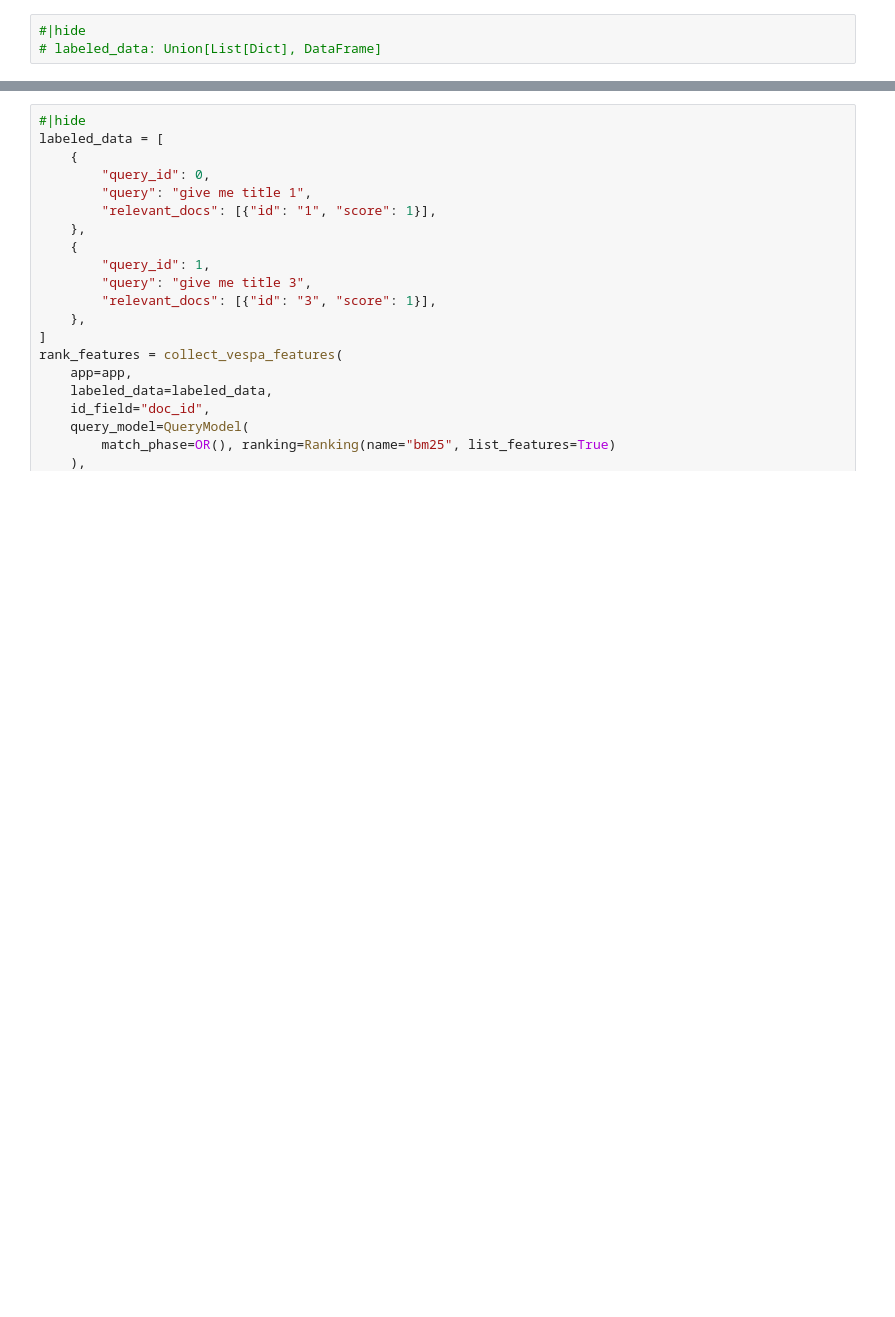
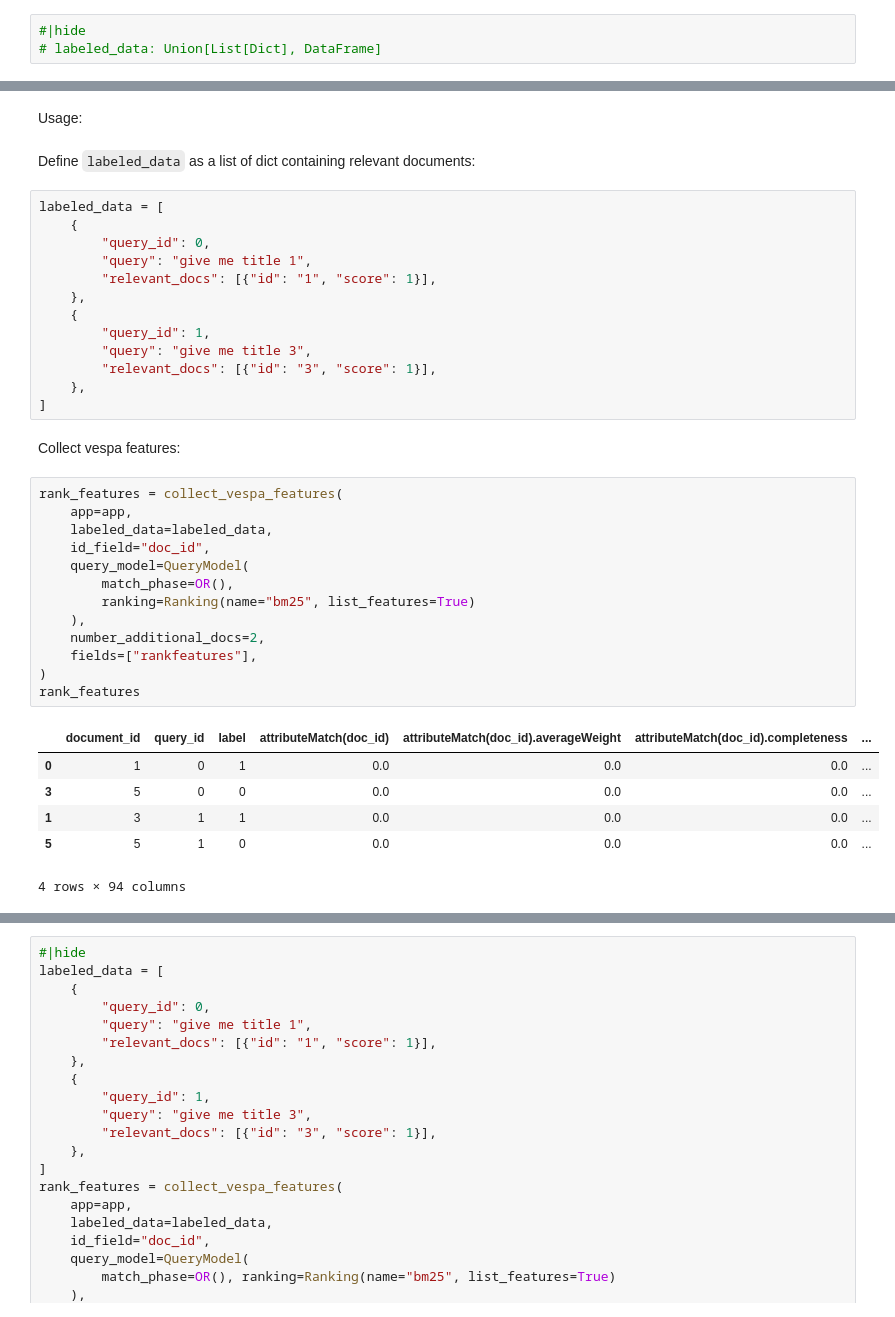
Before and after one commit to vespa-engine/learntorank-DEPRECATED, a Jupyter notebook: 003_module_query.ipynb, the cells around one changed output, grey strips where cells are left out. Drawn from its saved outputs; the diff is of its cells as text; blank space fills up the shorter version.

```diff
--- a/003_module_query.ipynb
+++ b/003_module_query.ipynb
@@ -1091,6 +1135,45 @@ def collect_vespa_features(
     if keep_features:
         df = df[["document_id", "query_id", "label"] + keep_features]
     return df
+# %% [markdown]
+Usage:
+# %% [markdown]
+Define `labeled_data` as a list of dict containing relevant documents:
+# %%
+labeled_data = [
+    {
+        "query_id": 0,
+        "query": "give me title 1",
+        "relevant_docs": [{"id": "1", "score": 1}],
+    },
+    {
+        "query_id": 1,
+        "query": "give me title 3",
+        "relevant_docs": [{"id": "3", "score": 1}],
+    },
+]
+# %% [markdown]
+Collect vespa features:
+# %%
+rank_features = collect_vespa_features(
+    app=app,
+    labeled_data=labeled_data,
+    id_field="doc_id",
+    query_model=QueryModel(
+        match_phase=OR(),
+        ranking=Ranking(name="bm25", list_features=True)
+    ),
+    number_additional_docs=2,
+    fields=["rankfeatures"],
+)
+rank_features
+# %% [output]
+|  | document_id | query_id | label | attributeMatch(doc_id) | attributeMatch(doc_id).averageWeight | attributeMatch(doc_id).completeness | ... |
+| 0 | 1 | 0 | 1 | 0.0 | 0.0 | 0.0 | ... |
+| 3 | 5 | 0 | 0 | 0.0 | 0.0 | 0.0 | ... |
+| 1 | 3 | 1 | 1 | 0.0 | 0.0 | 0.0 | ... |
+| 5 | 5 | 1 | 0 | 0.0 | 0.0 | 0.0 | ... |
+4 rows × 94 columns
 # %%
 #|hide
 labeled_data = [
```
Also changed, not shown: parts of 18 cells of this notebook, 4 other files.
